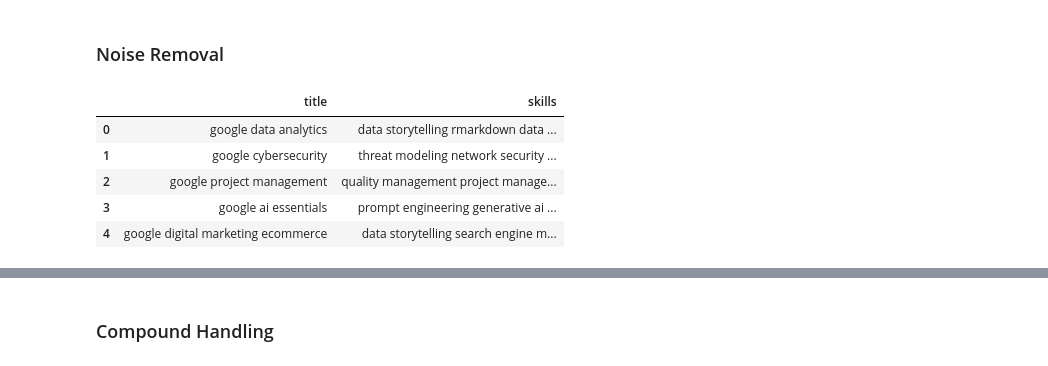
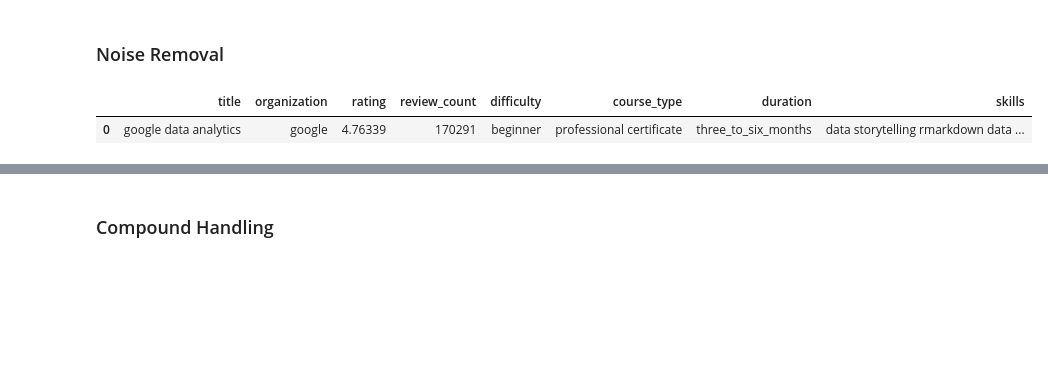
Before and after one commit to miguroi/sistech, a Jupyter notebook: data/sistech_preprocessing.ipynb, the cells around one changed output, grey strips where cells are left out. Saved outputs shown, nothing was run; the diff lists cells and outputs as text; code cells hidden in the pictures; blank space fills up the shorter version.

```diff
--- a/data/sistech_preprocessing.ipynb
+++ b/data/sistech_preprocessing.ipynb
@@ -78,5 +82,5 @@ memory usage: 152.2+ KB
 # %%
-coursera_df = df[['title', 'skills']].copy()
+coursera_df = df[['title', 'organization', 'rating', 'review_count', 'difficulty', 'course_type', 'duration', 'skills']].copy()
 coursera_df.info()
 # %% [output]
 <class 'pandas.core.frame.DataFrame'>
@@ -90,0 +101,3 @@ memory usage: 27.5+ KB
+# %%
+coursera_df = coursera_df.dropna()
+coursera_df.info()
@@ -115,7 +158,11 @@ def lowercasing(text):
     return text.lower()
 
 coursera_df['title'] = coursera_df['title'].apply(lowercasing)
+coursera_df['organization'] = coursera_df['organization'].apply(lowercasing)
+coursera_df['difficulty'] = coursera_df['difficulty'].apply(lowercasing)
+coursera_df['course_type'] = coursera_df['course_type'].apply(lowercasing)
+coursera_df['duration'] = coursera_df['duration'].apply(lowercasing)
 coursera_df['skills'] = coursera_df['skills'].astype(str).apply(lowercasing)
 
-coursera_df.head()
+coursera_df.head(1)
 # %% [output]
@@ -139,31 +173,31 @@ df.tail()
 # %%
 import re
 
 def clean_noise(text):
     text = str(text)
 
     text = re.sub(r'<.*?>', '', text)
 
     text = re.sub(r'https?://\S+|www\.\S+', '', text)
 
     text = re.sub(r'#\w+', '', text)
 
     text = re.sub(r'[^\w\s]', '', text)
 
     text = re.sub(r'\d+', '', text)
 
     text = re.sub(r'\s+', ' ', text).strip()
 
     return text
 
 coursera_df['title'] = coursera_df['title'].apply(clean_noise)
+coursera_df['organization'] = coursera_df['organization'].apply(clean_noise)
+coursera_df['difficulty'] = coursera_df['difficulty'].apply(clean_noise)
+coursera_df['course_type'] = coursera_df['course_type'].apply(clean_noise)
+coursera_df['duration'] = coursera_df['duration'].apply(clean_noise)
 coursera_df['skills'] = coursera_df['skills'].apply(clean_noise)
 
-coursera_df.head()
+coursera_df.head(1)
 # %% [output]
-|  | title | skills |
-| 0 | google data analytics | data storytelling rmarkdown data ... |
-| 1 | google cybersecurity | threat modeling network security ... |
-| 2 | google project management | quality management project manage... |
-| 3 | google ai essentials | prompt engineering generative ai ... |
-| 4 | google digital marketing ecommerce | data storytelling search engine m... |
+|  | title | organization | rating | review_count | difficulty | course_type | duration | skills |
+| 0 | google data analytics | google | 4.76339 | 170291 | beginner | professional certificate | three_to_six_months | data storytelling rmarkdown data ... |
```
Also changed, not shown: parts of 33 cells of this notebook, 2 other files.
